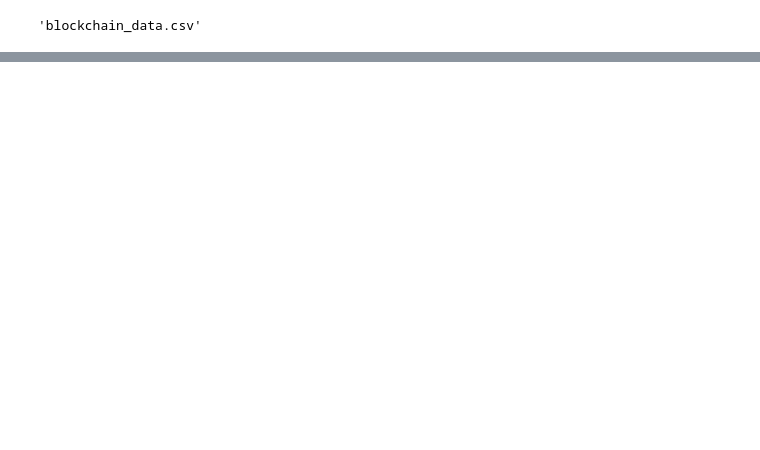
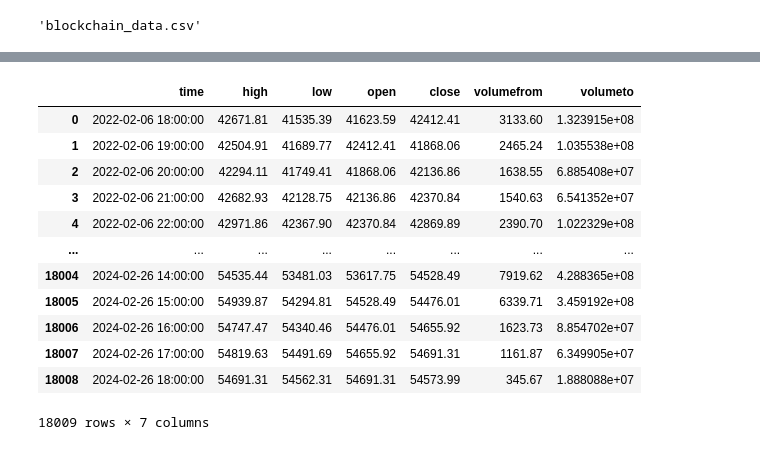
Before and after one commit to SkyTong/BTCpred, a Jupyter notebook: volume/data/raw/Blockchain_info/Blockchain_data.ipynb, the cells around one changed output, grey strips where cells are left out. Drawn from its saved outputs; the diff is of its cells as text; code cells hidden in the pictures; blank space fills up the shorter version.

```diff
--- a/volume/data/raw/Blockchain_info/Blockchain_data.ipynb
+++ b/volume/data/raw/Blockchain_info/Blockchain_data.ipynb
@@ -400,4 +447,20 @@ modified_file_path
 # %% [output]
 'blockchain_data.csv'
 # %%
+# Load the datasets from the CSV files
+df1 = pd.read_csv('hourly_symbol_volume.csv')
+df2 = pd.read_csv('blockchain_data.csv')
+df3 = pd.read_csv('hourly_total_exchange_volume.csv')
+df4 = pd.read_csv('hourly_OHLCV.csv')
+df5 = pd.read_csv('hourly_symbol_volume_single_exchange.csv')
+
+# Merge the DataFrames on the 'Time' column, one after the other
+merged_df = pd.merge(df1, df3, on='time', how='outer')
+merged_df = pd.merge(merged_df, df4, on='time', how='outer')
+#merged_df = pd.merge(merged_df, df5, on='time', how='outer')
+# Save the merged DataFrame to a new CSV file
+merged_csv_file_name = 'merged_volume_data.csv'
+merged_df.to_csv(merged_csv_file_name, index=False)
+
+print(merged_csv_file_name)
 # %% [output]
@@ -404,0 +516,16 @@ SyntaxError: invalid syntax (517458755.py, line 7)
+# %%
+df4
+# %% [output]
+|  | time | high | low | open | close | volumefrom | volumeto |
+| 0 | 2022-02-06 18:00:00 | 42671.81 | 41535.39 | 41623.59 | 42412.41 | 3133.60 | 1.323915e+08 |
+| 1 | 2022-02-06 19:00:00 | 42504.91 | 41689.77 | 42412.41 | 41868.06 | 2465.24 | 1.035538e+08 |
+| 2 | 2022-02-06 20:00:00 | 42294.11 | 41749.41 | 41868.06 | 42136.86 | 1638.55 | 6.885408e+07 |
+| 3 | 2022-02-06 21:00:00 | 42682.93 | 42128.75 | 42136.86 | 42370.84 | 1540.63 | 6.541352e+07 |
+| 4 | 2022-02-06 22:00:00 | 42971.86 | 42367.90 | 42370.84 | 42869.89 | 2390.70 | 1.022329e+08 |
+| ... | ... | ... | ... | ... | ... | ... | ... |
+| 18004 | 2024-02-26 14:00:00 | 54535.44 | 53481.03 | 53617.75 | 54528.49 | 7919.62 | 4.288365e+08 |
+| 18005 | 2024-02-26 15:00:00 | 54939.87 | 54294.81 | 54528.49 | 54476.01 | 6339.71 | 3.459192e+08 |
+| 18006 | 2024-02-26 16:00:00 | 54747.47 | 54340.46 | 54476.01 | 54655.92 | 1623.73 | 8.854702e+07 |
+| 18007 | 2024-02-26 17:00:00 | 54819.63 | 54491.69 | 54655.92 | 54691.31 | 1161.87 | 6.349905e+07 |
+| 18008 | 2024-02-26 18:00:00 | 54691.31 | 54562.31 | 54691.31 | 54573.99 | 345.67 | 1.888088e+07 |
+18009 rows × 7 columns
```
Also changed, not shown: parts of 18 cells of this notebook, 30 other files.
